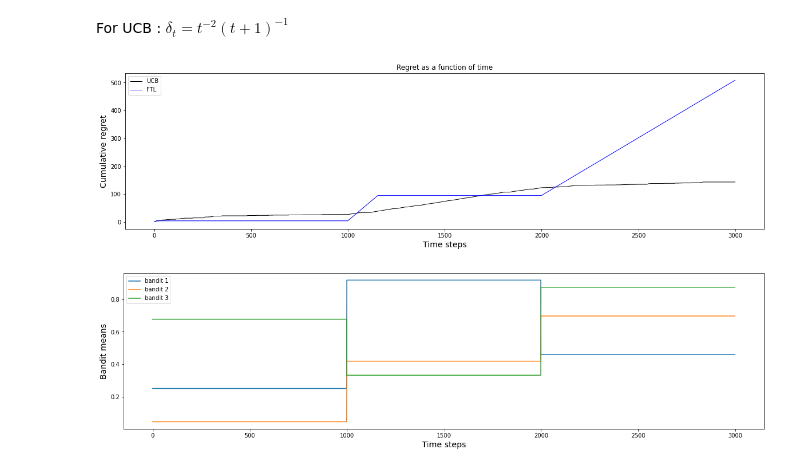
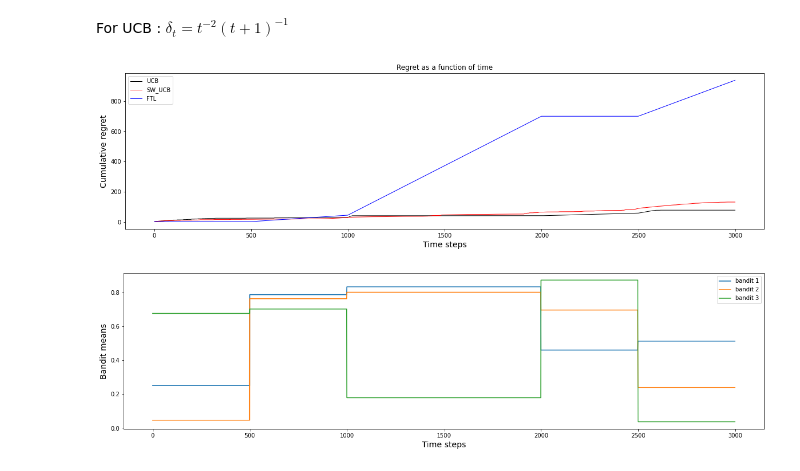
Before and after one commit to Mustapha-AJEGHRIR/RL_course, a Jupyter notebook: project/Routine_to_non_Stationary_Bandits.ipynb, the cells around one changed output. Drawn from its saved outputs; the diff is of its cells as text; code cells hidden in the pictures.

```diff
--- a/project/Routine_to_non_Stationary_Bandits.ipynb
+++ b/project/Routine_to_non_Stationary_Bandits.ipynb
@@ -77,45 +89,54 @@ timeHorizon = 3000
 # nbArms = 7
 # bandit = GaussianBandit([-1, 0, 1, 2, 3, 3, 2]) # directly creates a Gaussian bandit from a vector of means
 # bandit = GaussianBandit([-1, 0, 1]) # directly creates a Gaussian bandit from a vector of means
+N_exp = 100
 nbArms = 3
-bandit = MAB_NON_S(k = nbArms, seed=41)
+ts = [500, 500, 1000]
+bandit = MAB_NON_S(k = nbArms, TS=ts, seed=41)
 
 UCBlearner = alg.UCB(nbArms, delta = lambda t : t **(-2) * ( t+1 )**(-1))
-selections, rewards, UCBbandit = OneBanditOneLearnerOneRun(bandit, UCBlearner, timeHorizon) # I gived the same bandits, but they are restored at the beggining
+_, _, UCBbandit = OneBanditOneLearnerOneRun(bandit, UCBlearner, timeHorizon) # I gived the same bandits, but they are restored at the beggining
 UCBregret = UCBbandit.cumulativeRegret()
+# UCBlearner = alg.UCB(nbArms, delta = lambda t : t **(-2) * ( t+1 )**(-1))
+# UCBregret = OneBanditOneLearnerMultipleRuns(bandit, UCBlearner, timeHorizon, N_exp)
+
+SW_UCBlearner = alg.SW_UCB(nbArms, delta = lambda t : t **(-2) * ( t+1 )**(-1), buffer_size=500)
+_, _, SW_UCBbandit = OneBanditOneLearnerOneRun(bandit, SW_UCBlearner, timeHorizon) # I gived the same bandits, but they are restored at the beggining
+SW_UCBregret = SW_UCBbandit.cumulativeRegret()
 
 FTLlearner = alg.FTL(nbArms)
-selections, rewards, FTLbandit = OneBanditOneLearnerOneRun(bandit, FTLlearner, timeHorizon) # I gived the same bandits, but they are restored at the beggining
+_, _, FTLbandit = OneBanditOneLearnerOneRun(bandit, FTLlearner, timeHorizon) # I gived the same bandits, but they are restored at the beggining
 FTLregret = FTLbandit.cumulativeRegret()
 # %%
 # Visualize results (on one run)
 
 # Histogram of the number of arms selections
 # plt.figure(figsize=(20,5))
 # plt.clf()
 # plt.xlabel("Arms", fontsize=14)
 # plt.ylabel("Number of arms selections", fontsize=14)
 # plt.hist(selections, max(selections) + 1)
 # plt.title("Number of selections of each arm", fontsize=14)
 # plt.savefig('./Figure/test'+ learner.name() + '.pdf')
 
 # Cumulative regret as a function of time
 plt.figure(2, figsize=(20,5))
 plt.clf()
 plt.xlabel("Time steps", fontsize=14)
 plt.ylabel("Cumulative regret", fontsize=14)
 plt.title("Regret as a function of time")
 plt.plot(range(timeHorizon), UCBregret, 'black', linewidth=1, label=UCBlearner.name())
+plt.plot(range(timeHorizon), SW_UCBregret, 'r', linewidth=1, label=SW_UCBlearner.name())
 plt.plot(range(timeHorizon), FTLregret, 'b', linewidth=1, label=FTLlearner.name())
 plt.legend()
 plt.show()
 
 plt.figure(figsize=(20,5))
 plt.plot(bandit.historical_means)
 plt.legend(['bandit ' + str(i+1) for i in range(nbArms)])
 plt.xlabel("Time steps", fontsize=14)
 plt.ylabel("Bandit means", fontsize=14)
 plt.show()
 # %% [output]
-[figure, old version]
+[figure, new version]
-[figure, old version]
+[figure, new version]
```
Also changed, not shown: parts of 1 cell of this notebook.
